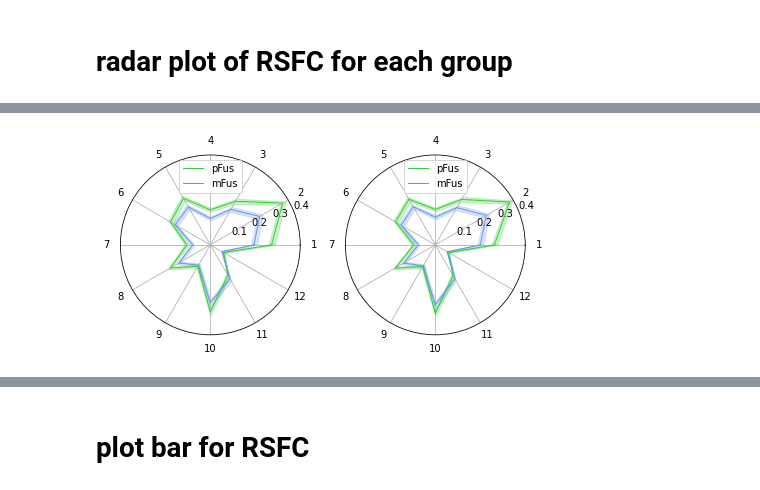
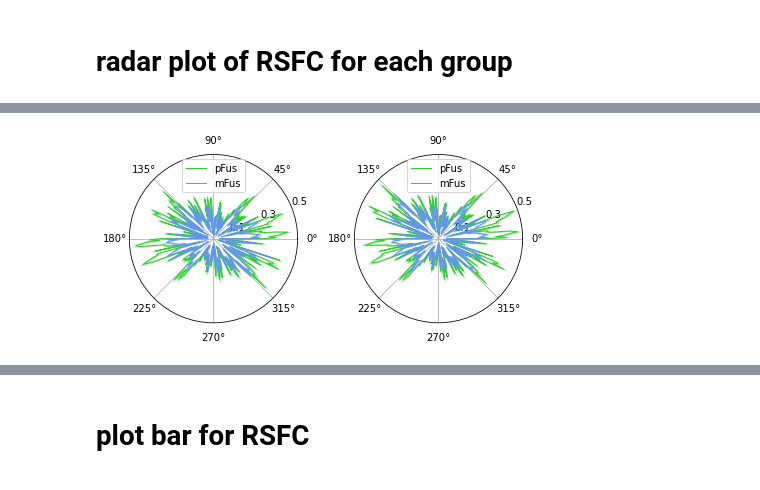
Before and after one commit to BNUCNL/nibrain, a Jupyter notebook: cxy_hcp_ffa/scripts/paper_fig.ipynb, the cells around one changed output, grey strips where cells are left out. Drawn from its saved outputs; the diff is of its cells as text; code cells hidden in the pictures.

```diff
--- a/cxy_hcp_ffa/scripts/paper_fig.ipynb
+++ b/cxy_hcp_ffa/scripts/paper_fig.ipynb
@@ -394,8 +396,6 @@ else:
 # %% [markdown]
 # radar plot of RSFC for each group
 # %%
-figsize = (6.4, 4.8)
-
 # gid-v1
 # gids = [-1, 0, 1, 2]
 # gid2name = {-1: 'whole', 0: 'single', 1: 'two-C', 2: 'two-S'}
@@ -404,26 +404,37 @@ figsize = (6.4, 4.8)
 # gid-v2-merged
 gids = (1, 2)
 gid2name = {-1: 'whole', 1: 'continuous', 2: 'separate'}
-gid_file = pjoin(anal_dir, 'grouping/group_id_{hemi}_v2_merged.npy')
+gid_file = pjoin(anal_dir, 'grouping/group_id_v2_merged.csv')
 
+target = 'MMP'  # MMP, Cole
+if target == 'Cole':
+    figsize = (6.4, 4.8)
+    trg_name2label = net2label_cole
+    src_file = pjoin(anal_dir, 'rfMRI/rsfc_FFA2Cole.mat')
+    out_file = pjoin(work_dir, '{}_radar_Cole.jpg')
+    ylim = (0, 0.4)
+    yticks = [0.1, 0.2, 0.3, 0.4]
+elif target == 'MMP':
+    figsize = (6.4, 4.8)
+    trg_name2label = mmp_name2label
+    src_file = pjoin(anal_dir, 'rfMRI/rsfc_FFA2MMP.mat')
+    out_file = pjoin(work_dir, '{}_radar_MMP.jpg')
+    ylim = (0, 0.5)
+    yticks = [0.1, 0.3, 0.5]
+else:
+    raise ValueError
+
+# out_file = None
 hemis = ('lh', 'rh')
-seed_names = ['pFus-face', 'mFus-face']
-src_file = pjoin(anal_dir, 'rfMRI/rsfc_individual2Cole_{hemi}.pkl')
-# out_file = None
-out_file = pjoin(work_dir, '{}_radar.jpg')
+seed_names = ['pFus', 'mFus']
 
-hemi2data = {}
-hemi2gid_vec = {}
-for hemi in hemis:
-    hemi2data[hemi] = pkl.load(open(src_file.format(hemi=hemi), 'rb'))
-    hemi2gid_vec[hemi] = np.load(gid_file.format(hemi=hemi))
-
-label2net_cole = {}
-for k, v in net2label_cole.items():
-    label2net_cole[v] = k
-assert hemi2data['lh']['trg_label'] == hemi2data['rh']['trg_label']
-trg_labels = hemi2data['lh']['trg_label']
-trg_names = [label2net_cole[_] for _ in trg_labels]
+data = loadmat(src_file)
+gid_df = pd.read_csv(gid_file)
+trg_label2name = {}
+for k, v in trg_name2label.items():
+    trg_label2name[v] = k
+trg_labels = data['target_label'][0]
+trg_names = [trg_label2name[_] for _ in trg_labels]
 n_trg = len(trg_labels)
 
 angles = np.linspace(0, 2 * np.pi, n_trg, endpoint=False)
@@ -433,33 +444,35 @@ for gid in gids:
                            num=gid, figsize=figsize)
     for hemi_idx, hemi in enumerate(hemis):
         ax = axes[hemi_idx]
-        data = hemi2data[hemi]
-        gid_vec = hemi2gid_vec[hemi]
         if gid == -1:
-            gid_idx_vec = np.ones_like(gid_vec, bool)
+            gid_idx_vec = np.ones_like(gid_df[hemi], bool)
         else:
-            gid_idx_vec = gid_vec == gid
+            gid_idx_vec = gid_df[hemi] == gid
         for seed_name in seed_names:
+            item = f'{hemi}_{seed_name}'
             means = np.ones(n_trg) * np.nan
             errs = np.ones(n_trg) * np.nan
             for trg_idx in range(n_trg):
-                samples = data[seed_name][:, trg_idx][gid_idx_vec]
+                samples = data[item][:, trg_idx][gid_idx_vec]
                 samples = samples[~np.isnan(samples)]
                 means[trg_idx] = np.mean(samples)
                 errs[trg_idx] = sem(samples)
             means = np.r_[means, means[0]]
             errs = np.r_[errs, errs[0]] * 2
             ax.plot(angles, means, linewidth=1,
-                    linestyle='solid', label=seed_name.split('-')[0],
-                    color=roi2color[seed_name])
+                    linestyle='solid', label=seed_name,
+                    color=roi2color[f'{seed_name}-face'])
             ax.fill_between(angles, means-errs, means+errs,
-                            color=roi2color[seed_name], alpha=0.25)
+                            color=roi2color[f'{seed_name}-face'], alpha=0.25)
         ax.legend(loc='upper center')
-        ax.set_xticks(angles[:-1])
-        ax.set_xticklabels(trg_labels)
-        ax.set_ylim(0, 0.4)
-        ax.set_yticks([0.1, 0.2, 0.3, 0.4])
-        ax.set_yticklabels([0.1, 0.2, 0.3, 0.4])
+        if target == 'Cole':
+            ax.set_xticks(angles[:-1])
+            ax.set_xticklabels(trg_labels)
+        if ylim is not None:
+            ax.set_ylim(*ylim)
+        if yticks is not None:
+            ax.set_yticks(yticks)
+            ax.set_yticklabels(yticks)
         ax.grid(axis='y')
     plt.tight_layout()
     if out_file is None:
@@ -467,6 +480,7 @@ for gid in gids:
     else:
         plt.savefig(out_file.format(gid2name[gid]))
 
-for lbl, name in zip(trg_labels, trg_names):
-    print(lbl, name)
+if target == 'Cole':
+    for lbl, name in zip(trg_labels, trg_names):
+        print(lbl, name)
 # %% [output]
@@ -485 +487 @@ for lbl, name in zip(trg_labels, trg_names):
-[figure, old version]
+[figure, new version]
```
Also changed, not shown: parts of 3 cells of this notebook, 2 other files.
